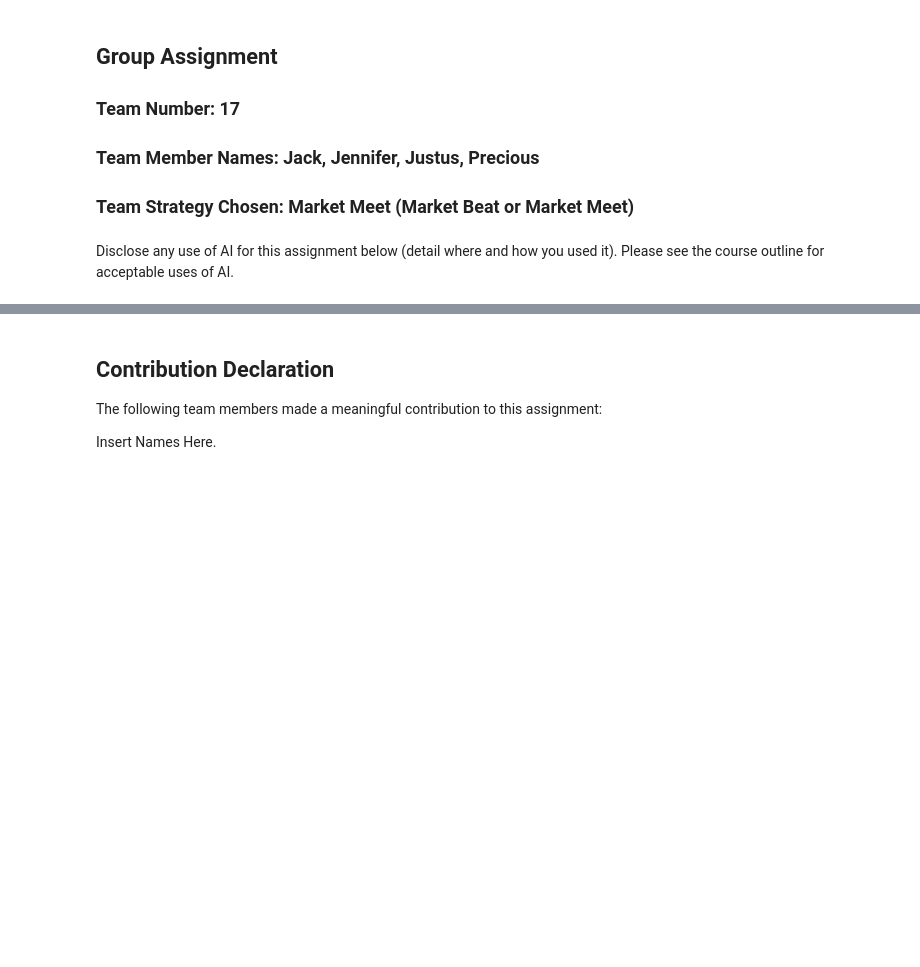
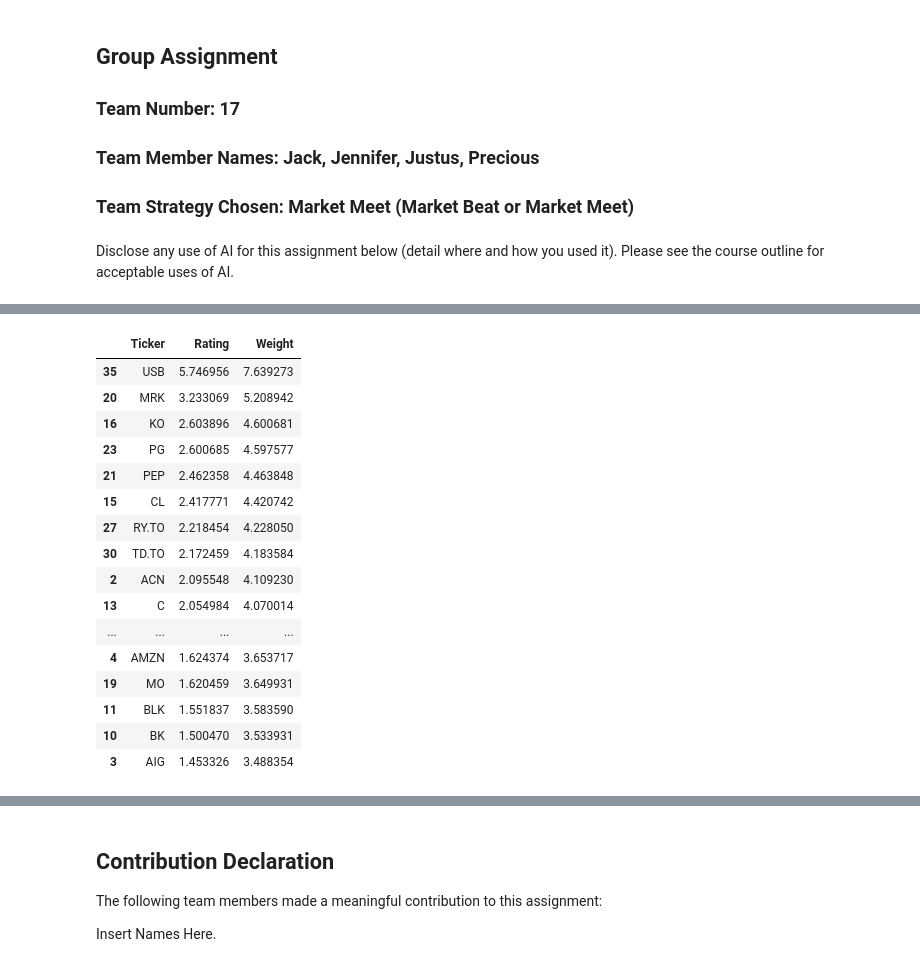
Before and after one commit to JiaxiZhao0927/CFM-Team-Project, a Jupyter notebook: Team_17_Assignment.ipynb, the cells around one changed output, grey strips where cells are left out. Cells and saved outputs as stored; diff of their text form; code cells hidden in the pictures; blank space fills up the shorter version.

```diff
--- a/Team_17_Assignment.ipynb
+++ b/Team_17_Assignment.ipynb
@@ -80,0 +323,61 @@ def build_portfolio():
+# %%
+def calculate_weight(dataframe):
+    n = len(dataframe)
+
+     # Step 1: Initialize reassign_list with proportional values
+    total_rating = dataframe['Rating'].sum()
+    reassign_dataframe = dataframe[['Ticker', 'Rating']].copy()
+    reassign_dataframe['proportional_rating'] = reassign_dataframe['Rating'] / total_rating
+
+    # Step 2: Set each weight to the minimum weight
+    min_weight = 100 / (2 * n) / 100
+    max_weight = 0.15
+    dataframe['Weight'] = min_weight
+    remaining_weight = 1 - dataframe['Weight'].sum()
+
+    # Step 3: Assign the remaining
+    while remaining_weight > 0:
+        total_proportional_rating = reassign_dataframe['proportional_rating'].sum()
+        adjustment_factor = remaining_weight / total_proportional_rating
+
+        reassign_dataframe['additional_weight'] = reassign_dataframe['proportional_rating'] * adjustment_factor
+        reassign_dataframe['new_weight'] = reassign_dataframe['additional_weight'] + dataframe.set_index('Ticker').loc[reassign_dataframe['Ticker'], 'Weight'].values
+
+        for index, row in reassign_dataframe.iterrows():
+            stock_name = row['Ticker']
+            new_weight = row['new_weight']
+
+            if new_weight > max_weight:
+                excess = new_weight - max_weight
+                dataframe.loc[dataframe['Ticker'] == stock_name, 'Weight'] = max_weight
+                remaining_weight -= row['additional_weight'] - excess
+                reassign_dataframe.drop(index, inplace=True)
+            else:
+                dataframe.loc[dataframe['Ticker'] == stock_name, 'Weight'] = new_weight
+                remaining_weight -= row['additional_weight']
+
+        remaining_weight = max(0, remaining_weight)
+
+    dataframe['Weight'] = dataframe['Weight'] * 100 / dataframe['Weight'].sum()
+    return dataframe
+
+portfolio_weight = calculate_weight(chosen_stocks)
+portfolio_weight
+# %% [output]
+|  | Ticker | Rating | Weight |
+| 35 | USB | 5.746956 | 7.639273 |
+| 20 | MRK | 3.233069 | 5.208942 |
+| 16 | KO | 2.603896 | 4.600681 |
+| 23 | PG | 2.600685 | 4.597577 |
+| 21 | PEP | 2.462358 | 4.463848 |
+| 15 | CL | 2.417771 | 4.420742 |
+| 27 | RY.TO | 2.218454 | 4.228050 |
+| 30 | TD.TO | 2.172459 | 4.183584 |
+| 2 | ACN | 2.095548 | 4.109230 |
+| 13 | C | 2.054984 | 4.070014 |
+| ... | ... | ... | ... |
+| 4 | AMZN | 1.624374 | 3.653717 |
+| 19 | MO | 1.620459 | 3.649931 |
+| 11 | BLK | 1.551837 | 3.583590 |
+| 10 | BK | 1.500470 | 3.533931 |
+| 3 | AIG | 1.453326 | 3.488354 |
```
Also changed, not shown: parts of 22 cells of this notebook, 3 other files.
